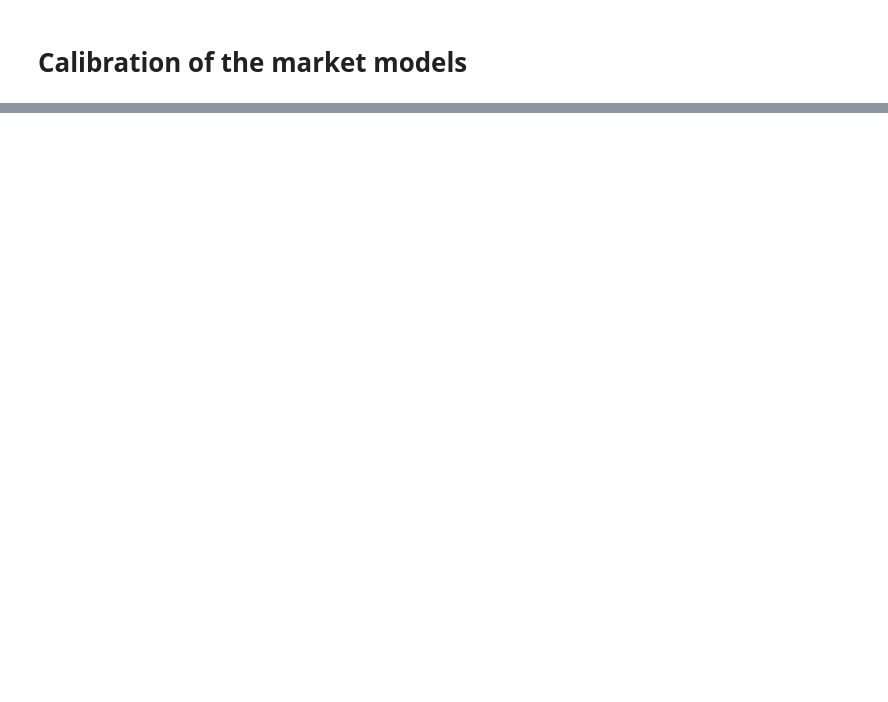
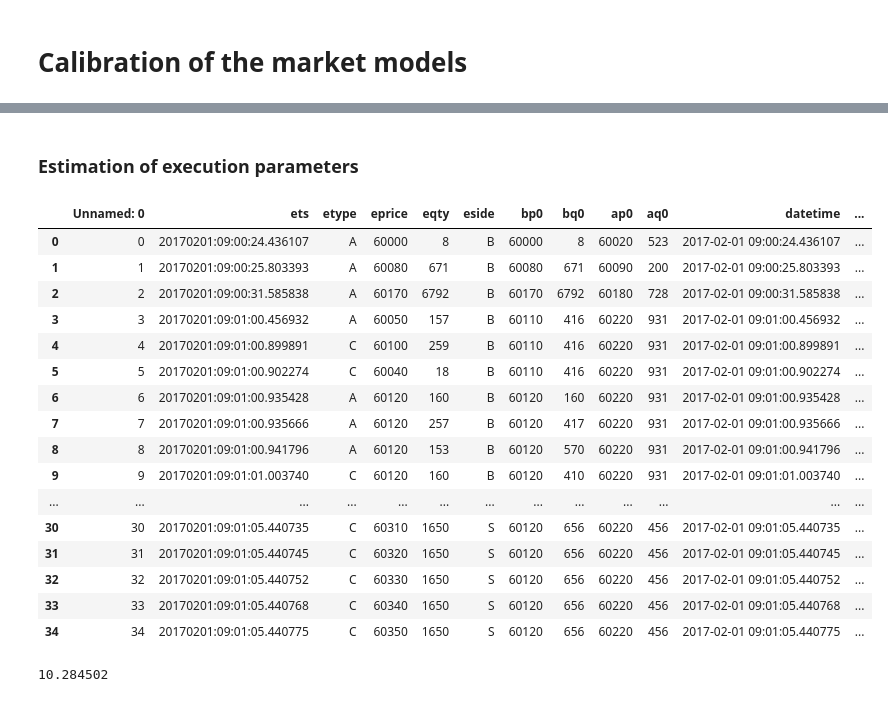
Before and after one commit to ZeBaoB/High-Frequency-Trading, a Jupyter notebook: Optimal stategy project (en cours)/dev calibration.ipynb, the cells around one changed output, grey strips where cells are left out. Drawn from its saved outputs; the diff is of its cells as text; code cells hidden in the pictures; blank space fills up the shorter version.

```diff
--- a/Optimal stategy project (en cours)/dev calibration.ipynb
+++ b/Optimal stategy project (en cours)/dev calibration.ipynb
@@ -84,0 +279,29 @@ SG data sample:
+# %% [markdown]
+### Estimation of execution parameters
+# %%
+bnpp_data.head(35)
+# %% [output]
+|  | Unnamed: 0 | ets | etype | eprice | eqty | eside | bp0 | bq0 | ap0 | aq0 | datetime | ... |
+| 0 | 0 | 20170201:09:00:24.436107 | A | 60000 | 8 | B | 60000 | 8 | 60020 | 523 | 2017-02-01 09:00:24.436107 | ... |
+| 1 | 1 | 20170201:09:00:25.803393 | A | 60080 | 671 | B | 60080 | 671 | 60090 | 200 | 2017-02-01 09:00:25.803393 | ... |
+| 2 | 2 | 20170201:09:00:31.585838 | A | 60170 | 6792 | B | 60170 | 6792 | 60180 | 728 | 2017-02-01 09:00:31.585838 | ... |
+| 3 | 3 | 20170201:09:01:00.456932 | A | 60050 | 157 | B | 60110 | 416 | 60220 | 931 | 2017-02-01 09:01:00.456932 | ... |
+| 4 | 4 | 20170201:09:01:00.899891 | C | 60100 | 259 | B | 60110 | 416 | 60220 | 931 | 2017-02-01 09:01:00.899891 | ... |
+| 5 | 5 | 20170201:09:01:00.902274 | C | 60040 | 18 | B | 60110 | 416 | 60220 | 931 | 2017-02-01 09:01:00.902274 | ... |
+| 6 | 6 | 20170201:09:01:00.935428 | A | 60120 | 160 | B | 60120 | 160 | 60220 | 931 | 2017-02-01 09:01:00.935428 | ... |
+| 7 | 7 | 20170201:09:01:00.935666 | A | 60120 | 257 | B | 60120 | 417 | 60220 | 931 | 2017-02-01 09:01:00.935666 | ... |
+| 8 | 8 | 20170201:09:01:00.941796 | A | 60120 | 153 | B | 60120 | 570 | 60220 | 931 | 2017-02-01 09:01:00.941796 | ... |
+| 9 | 9 | 20170201:09:01:01.003740 | C | 60120 | 160 | B | 60120 | 410 | 60220 | 931 | 2017-02-01 09:01:01.003740 | ... |
+| ... | ... | ... | ... | ... | ... | ... | ... | ... | ... | ... | ... | ... |
+| 30 | 30 | 20170201:09:01:05.440735 | C | 60310 | 1650 | S | 60120 | 656 | 60220 | 456 | 2017-02-01 09:01:05.440735 | ... |
+| 31 | 31 | 20170201:09:01:05.440745 | C | 60320 | 1650 | S | 60120 | 656 | 60220 | 456 | 2017-02-01 09:01:05.440745 | ... |
+| 32 | 32 | 20170201:09:01:05.440752 | C | 60330 | 1650 | S | 60120 | 656 | 60220 | 456 | 2017-02-01 09:01:05.440752 | ... |
+| 33 | 33 | 20170201:09:01:05.440768 | C | 60340 | 1650 | S | 60120 | 656 | 60220 | 456 | 2017-02-01 09:01:05.440768 | ... |
+| 34 | 34 | 20170201:09:01:05.440775 | C | 60350 | 1650 | S | 60120 | 656 | 60220 | 456 | 2017-02-01 09:01:05.440775 | ... |
+# %%
+bnpp_data["dt"] = (bnpp_data["datetime"] - bnpp_data["datetime"].shift())
+
+time_spent = bnpp_data[(bnpp_data["spread"] == 100) & (bnpp_data["ap0"] == 60220) ]["dt"].sum().total_seconds()
+time_spent
+# %% [output]
+10.284502
```
Also changed, not shown: parts of 24 cells of this notebook, 4 other files.
